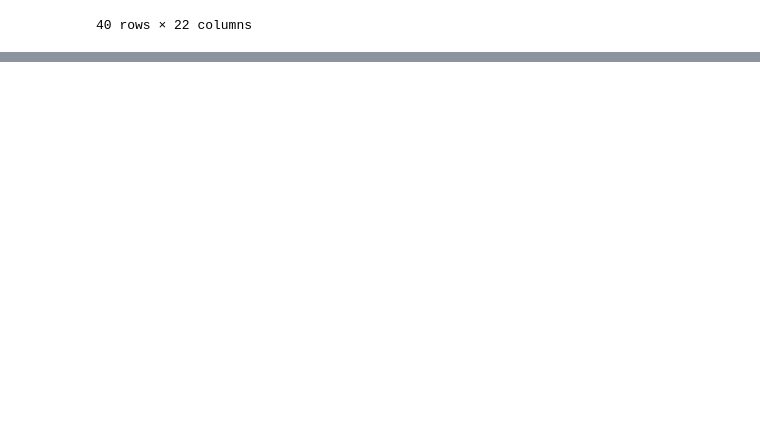
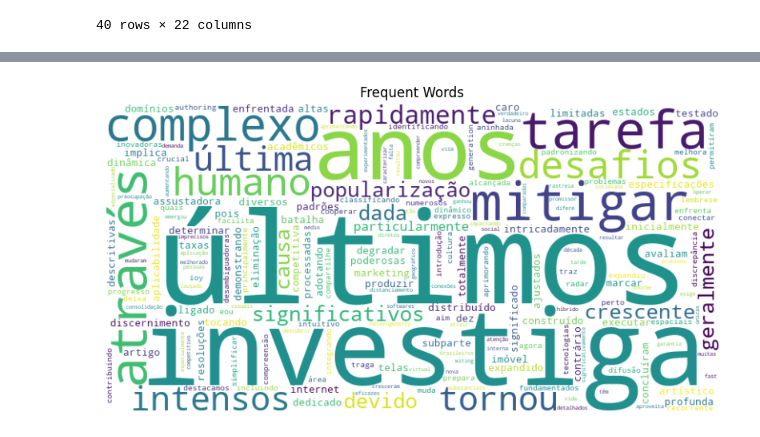
Before and after one commit to ferreira-eduardo/NLP_Recsys, a Jupyter notebook: notebooks/statiscs14_05.ipynb, the cells around one changed output, grey strips where cells are left out. Saved outputs shown, nothing was run; the diff lists cells and outputs as text; code cells hidden in the pictures; blank space fills up the shorter version.

```diff
--- a/notebooks/statiscs14_05.ipynb
+++ b/notebooks/statiscs14_05.ipynb
@@ -246,3 +246,22 @@ corpus
 | 38 | Uma Investigação sobre Técnicas d... |  | portuguese | ../articles/original/portuguese/9... | [Marcos André Bezerra da Silva, M... | 11-09-2024 | A tradução automática de portuguê... | Tradução Automática Neural, Aumen... | ... |
 | 39 | Análise da Percepção do Uso de Ci... |  | portuguese | ../articles/original/portuguese/9... | [Aline Dias, Richardy R. Tanure, ... | 11-09-2024 | A ascensão de plataformas de víde... | Cigarros Eletrônicos, Aprendizado... | ... |
 40 rows × 22 columns
+# %%
+from collections import Counter
+from wordcloud import WordCloud
+import matplotlib.pyplot as plt
+
+# Step 1: Aggregate all word counts from all rows
+least_freq_dict = Counter()
+for row in corpus['least_words']:
+    least_freq_dict.update(dict(row))
+
+# Step 2: Generate the word cloud
+wordcloud = WordCloud(width=800, height=400, background_color='white').generate_from_frequencies(least_freq_dict)
+
+# Step 3: Display
+plt.figure(figsize=(10, 5))
+plt.imshow(wordcloud, interpolation='bilinear')
+plt.axis('off')
+plt.title("Least Frequent Words")
+plt.show()
@@ -248,0 +270,21 @@ corpus
+# %%
+from collections import Counter
+from wordcloud import WordCloud
+import matplotlib.pyplot as plt
+
+# Step 1: Aggregate all word counts from all rows
+common_freq_dict = Counter()
+for row in corpus['freq_words']:
+    common_freq_dict.update(dict(row))
+
+# Step 2: Generate the word cloud
+wordcloud = WordCloud(width=800, height=400, background_color='white').generate_from_frequencies(least_freq_dict)
+
+# Step 3: Display
+plt.figure(figsize=(10, 5))
+plt.imshow(wordcloud, interpolation='bilinear')
+plt.axis('off')
+plt.title("Frequent Words")
+plt.show()
+# %% [output]
+[figure, added]
```
Also changed, not shown: parts of 1 cell of this notebook.
